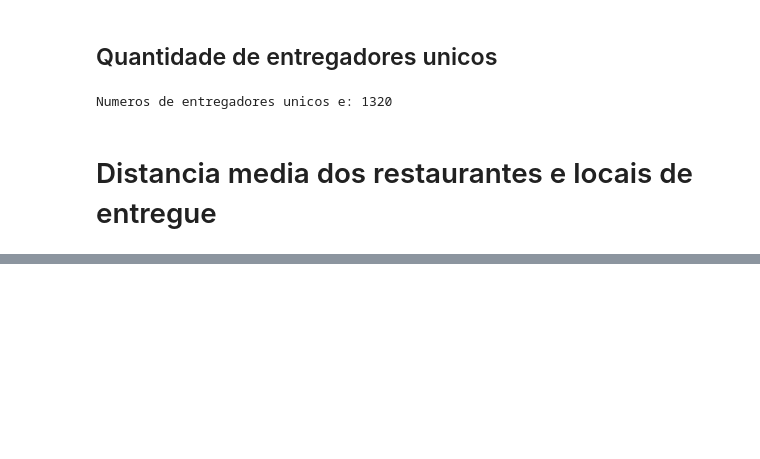
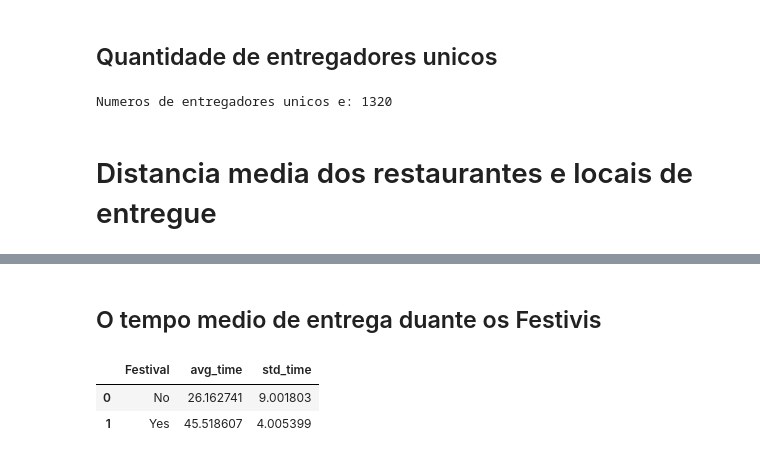
Before and after one commit to franciscofijamo/0-to-DS, a Jupyter notebook: FTC_cicle_05_37_DE(_Restaurant)_ipynb.ipynb, the cells around one changed output, grey strips where cells are left out. Cells and saved outputs as stored; diff of their text form; code cells hidden in the pictures; blank space fills up the shorter version.

```diff
--- a/FTC_cicle_05_37_DE(_Restaurant)_ipynb.ipynb
+++ b/FTC_cicle_05_37_DE(_Restaurant)_ipynb.ipynb
@@ -391,0 +461,16 @@ fig.show()
+# %% [markdown]
+## O tempo medio de entrega duante os Festivis
+# %%
+cols = ['Time_taken(min)', 'Festival']
+
+
+df_aux = df1.loc[:, cols].groupby('Festival').agg({'Time_taken(min)': ['mean', 'std']})
+
+df_aux.columns = ['avg_time', 'std_time']
+df_aux = df_aux.reset_index()
+
+df_aux
+# %% [output]
+|  | Festival | avg_time | std_time |
+| 0 | No | 26.162741 | 9.001803 |
+| 1 | Yes | 45.518607 | 4.005399 |
```
Also changed, not shown: parts of 11 cells of this notebook.
